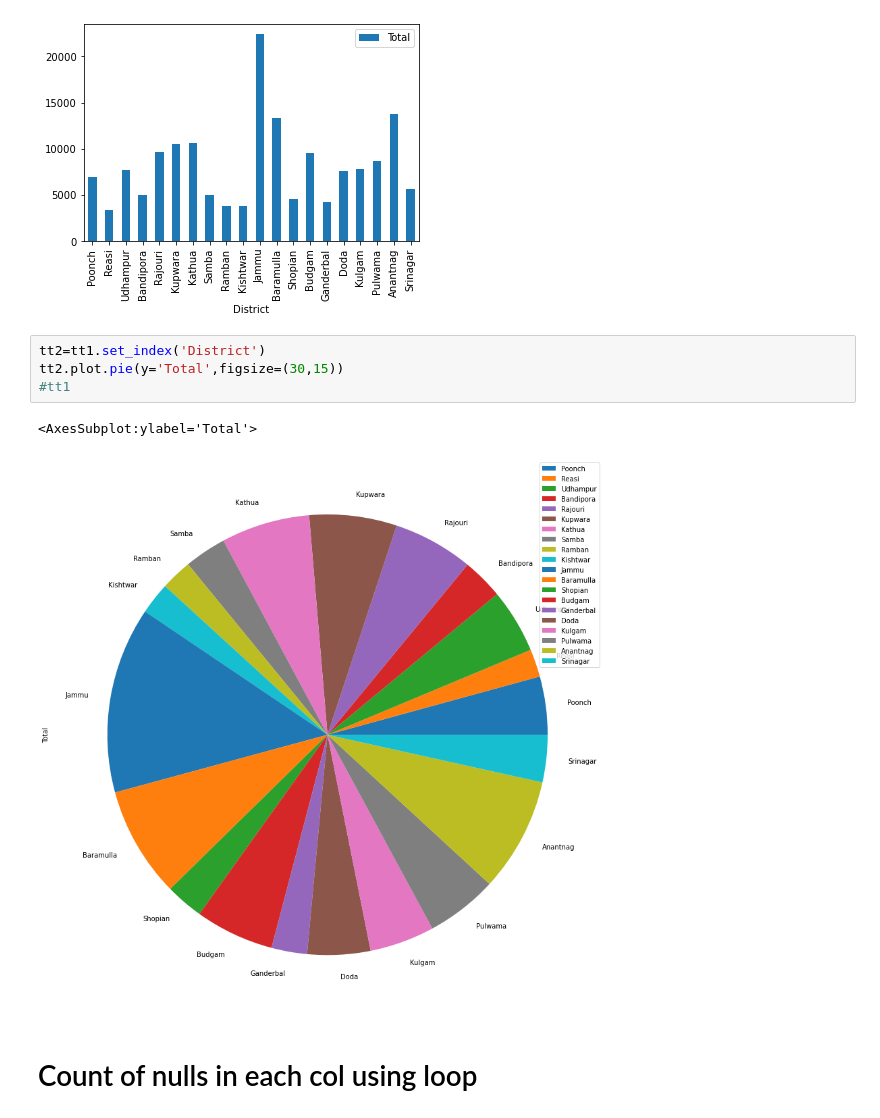
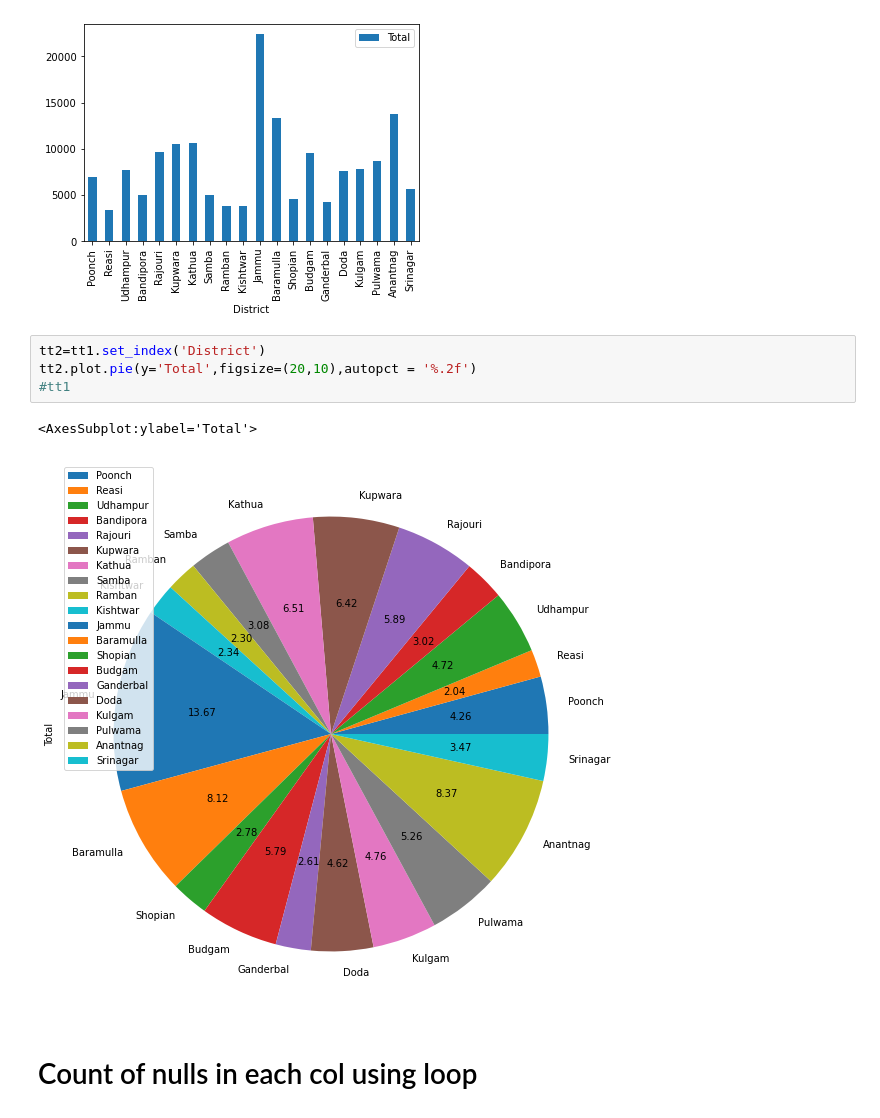
Before and after one commit to rajaaijaz10/numpy1, a Jupyter notebook: new/jkssb.ipynb, the cells around one changed output. Drawn from its saved outputs; the diff is of its cells as text.

```diff
--- a/new/jkssb.ipynb
+++ b/new/jkssb.ipynb
@@ -54,11 +74,11 @@ tt1.plot(x='District',y='Total',kind='bar')
 [figure]
 # %%
 tt2=tt1.set_index('District')
-tt2.plot.pie(y='Total',figsize=(30,15))
+tt2.plot.pie(y='Total',figsize=(20,10),autopct = '%.2f')
 #tt1
 # %% [output]
 <AxesSubplot:ylabel='Total'>
-[figure, old version]
+[figure, new version]
 # %% [markdown]
 # Count of nulls in each col using loop
 # %% [markdown]
```
Also changed, not shown: parts of 7 cells of this notebook, 39 other files.
